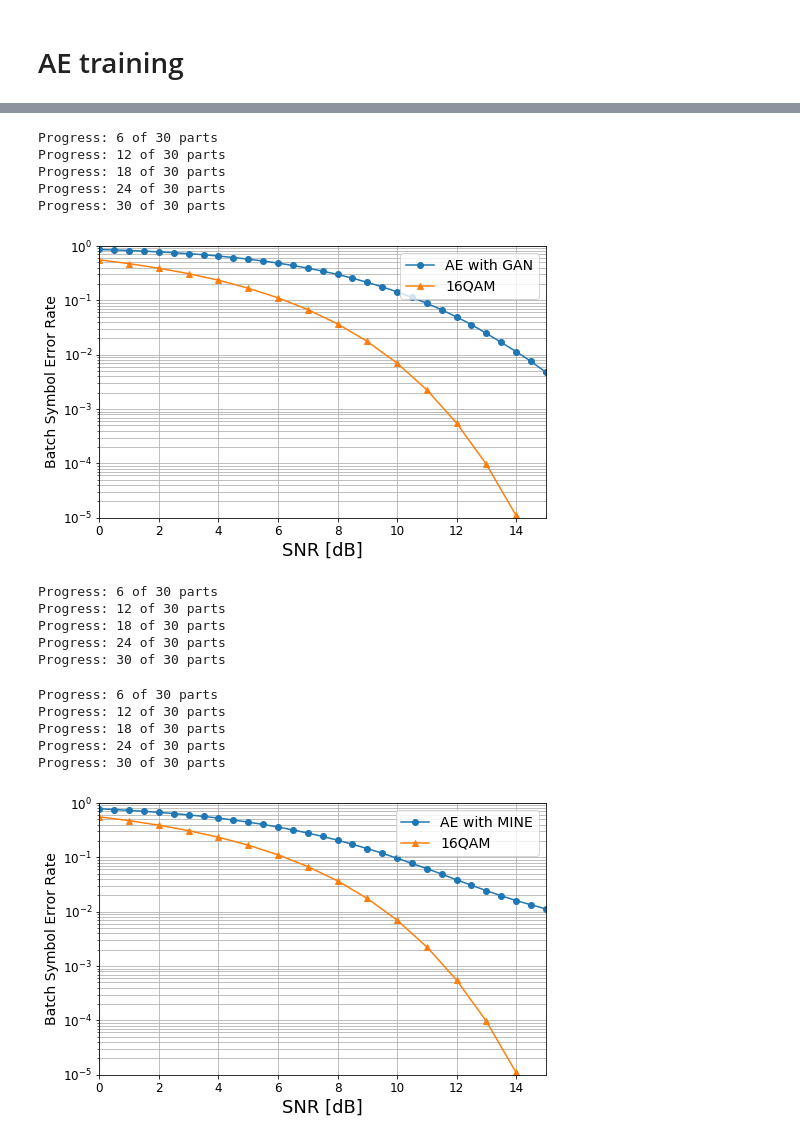
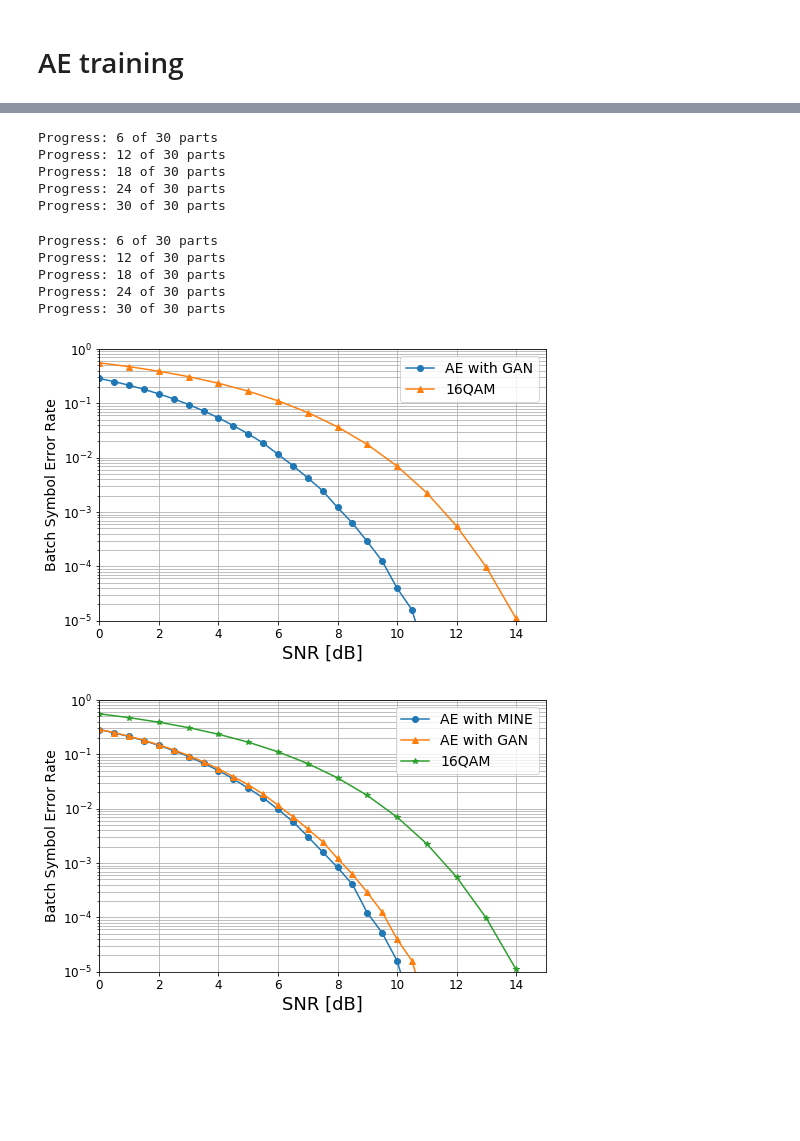
Before and after one commit to YBen1/Autoencoder_communication_system_WGAN_Channel-estimation, a Jupyter notebook: Compaire.ipynb, the cells around one changed output, grey strips where cells are left out. Drawn from its saved outputs; the diff is of its cells as text; code cells hidden in the pictures; blank space fills up the shorter version.

```diff
--- a/Compaire.ipynb
+++ b/Compaire.ipynb
@@ -66,4 +66,6 @@ n = 4    # Number of real channel uses per message
 #k = int(np.log2(M))
 #n = 2
 print(M)
+
+SNR = 7
 # %% [output]
@@ -94,9 +96,8 @@ DecOut = tf.keras.layers.Dense(M, activation='softmax')
 # custom functions / layers without weights
 norm_layer = keras.layers.Lambda(lambda x: tf.divide(x,tf.sqrt(2*tf.reduce_mean(tf.square(x)))))
 shape_layer = keras.layers.Lambda(lambda x: tf.reshape(x, shape=[-1,2,n]))
-shape_layer2 = keras.layers.Lambda(lambda x: tf.reshape(x, shape=[-1,2*n]))
-channel_layer = keras.layers.Lambda(lambda x:
-                    x + tf.random.normal(tf.shape(x), mean=0.0, stddev=noise_std))
+shape_layer2 = keras.layers.Lambda(lambda x: tf.reshape(x, shape=[-1,n]))
+channel_layer = keras.layers.Lambda(lambda x: x + tf.random.normal(tf.shape(x), mean=0.0, stddev=noise_std))
 # %% [markdown]
 ### Help functions
 # %%
@@ -104,6 +105,13 @@ def EbNo2Sigma(ebnodb):
     '''Convert Eb/No in dB to noise standard deviation'''
     ebno = 10**(ebnodb/10)
     return 1/np.sqrt(2*(2*k/n)*ebno)
+
+def EbNo_to_noise(ebnodb):
+    '''Transform EbNo[dB]/snr to noise power'''
+    ebno = 10**(ebnodb/10)
+    noise_std = 1/np.sqrt(2*(2*k/n)*ebno)
+    return noise_std
+
 
 def real_channel(x,noise_std):
     # Black-box Channel
@@ -127,11 +135,6 @@ def random_sample(batch_size=32):
     return msg
 
 
-def EbNo_to_noise(ebnodb):
-    '''Transform EbNo[dB]/snr to noise power'''
-    ebno = 10**(ebnodb/10)
-    noise_std = 1/np.sqrt(2*(k/n)*ebno)
-    return noise_std
 
 
 def B_Ber_m(input_msg, msg):
@@ -145,3 +148,8 @@ def SNR_to_noise(snrdb):
     snr = 10**(snrdb/10)
     noise_std = 1/np.sqrt(2*snr)
     return noise_std
+
+noise_std = EbNo2Sigma(SNR)
+
+print(EbNo2Sigma(SNR))
+print(EbNo_to_noise(SNR))
@@ -551,3 +562,19 @@ test_encoding(M,n)
+# %%
+mi_bber_data = mi_Test_AE(test_msg)
+# %% [output]
+Progress: 6 of 30 parts
+Progress: 12 of 30 parts
+Progress: 18 of 30 parts
+Progress: 24 of 30 parts
+Progress: 30 of 30 parts
+# %%
+gan_bber_data = Test_AE(test_msg)
+# %% [output]
+Progress: 6 of 30 parts
+Progress: 12 of 30 parts
+Progress: 18 of 30 parts
+Progress: 24 of 30 parts
+Progress: 30 of 30 parts
 # %%
 # test msg sequence for normal encoding
 N_test = 500000
@@ -569,44 +596,23 @@ plt.legend(['AE with GAN', '16QAM'],
            prop={'size': 14}, loc='upper right');
 plt.grid(True, which="both")
 # %% [output]
-Progress: 6 of 30 parts
-Progress: 12 of 30 parts
-Progress: 18 of 30 parts
-Progress: 24 of 30 parts
-Progress: 30 of 30 parts
-[figure, old version]
+[figure, new version]
-# %%
-mi_bber_data = mi_Test_AE(test_msg)
-# %% [output]
-Progress: 6 of 30 parts
-Progress: 12 of 30 parts
-Progress: 18 of 30 parts
-Progress: 24 of 30 parts
-Progress: 30 of 30 parts
-# %%
-gan_bber_data = Test_AE(test_msg)
-# %% [output]
-Progress: 6 of 30 parts
-Progress: 12 of 30 parts
-Progress: 18 of 30 parts
-Progress: 24 of 30 parts
-Progress: 30 of 30 parts
 # %%
 # Approximate 16 QAM Error
 def SIXT_QAM_sim(ebno):
     return (3.0/2)*special.erfc(np.sqrt((4.0/10)*10.**(ebno/10)))
 
 ebnodbs = np.linspace(0,15,16)
 fig = plt.figure(figsize=(8, 5))
-plt.semilogy(bber_data[0], bber_data[1], 'o-')
-
-plt.semilogy(ebnodbs, SIXT_QAM_sim(ebnodbs), '^-');
+plt.semilogy(mi_bber_data[0], mi_bber_data[1], 'o-')
+plt.semilogy(gan_bber_data[0], gan_bber_data[1], '^-')
+plt.semilogy(ebnodbs, SIXT_QAM_sim(ebnodbs), '*-');
 plt.gca().set_ylim(1e-5, 1)
 plt.gca().set_xlim(0, 15)
 plt.ylabel("Batch Symbol Error Rate", fontsize=14, rotation=90)
 plt.xlabel("SNR [dB]", fontsize=18)
-plt.legend(['AE with MINE', '16QAM'],
+plt.legend(['AE with MINE','AE with GAN', '16QAM'],
            prop={'size': 14}, loc='upper right');
 plt.grid(True, which="both")
 # %% [output]
-[figure, old version]
+[figure, new version]
```
Also changed, not shown: parts of 14 cells of this notebook.
